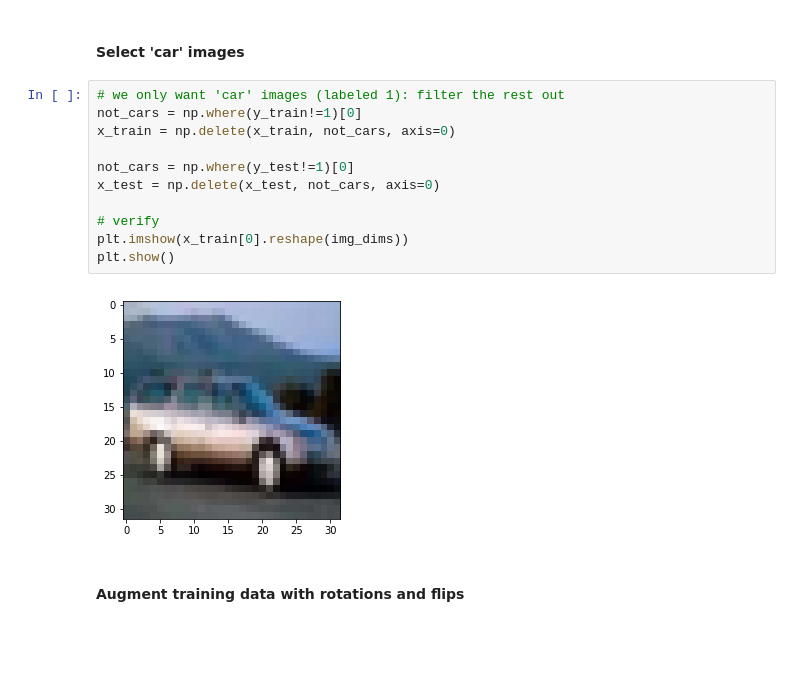
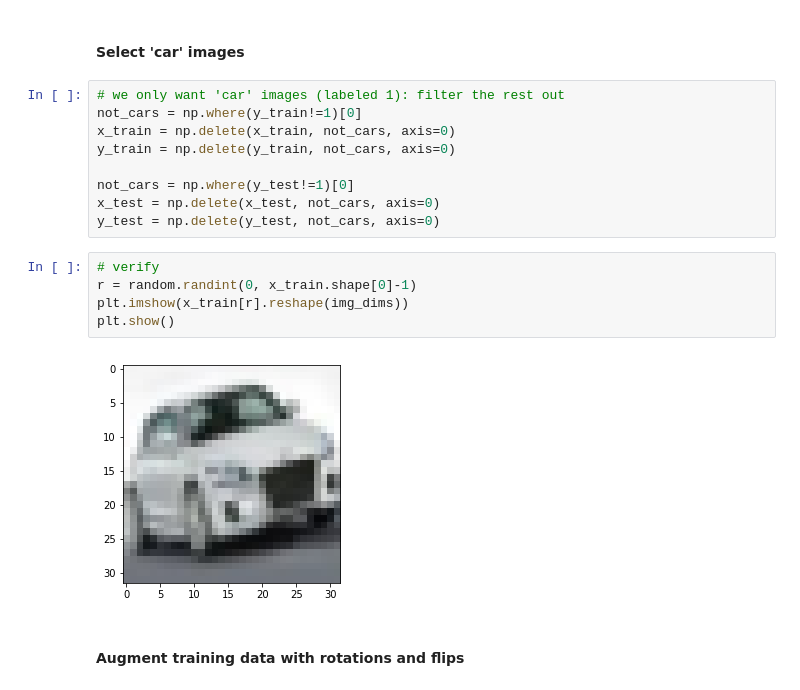
Before and after one commit to vwrj/cat-autoencoder, a Jupyter notebook: Car Autoencoder.ipynb, the cells around one changed output. Drawn from its saved outputs; the diff is of its cells as text; blank space fills up the shorter version.

```diff
--- a/Car Autoencoder.ipynb
+++ b/Car Autoencoder.ipynb
@@ -40,15 +89,18 @@ print(x_test.shape)
 # we only want 'car' images (labeled 1): filter the rest out
 not_cars = np.where(y_train!=1)[0]
 x_train = np.delete(x_train, not_cars, axis=0)
+y_train = np.delete(y_train, not_cars, axis=0)
 
 not_cars = np.where(y_test!=1)[0]
 x_test = np.delete(x_test, not_cars, axis=0)
-
-# verify
-plt.imshow(x_train[0].reshape(img_dims))
-plt.show()
+y_test = np.delete(y_test, not_cars, axis=0)
-# %% [output]
-[figure, removed]
+# %%
+# verify
+r = random.randint(0, x_train.shape[0]-1)
+plt.imshow(x_train[r].reshape(img_dims))
+plt.show()
+# %% [output]
+[figure, added]
 # %% [markdown]
 #### Augment training data with rotations and flips
 # %%
```
Also changed, not shown: parts of 15 cells of this notebook, 2 other files.
